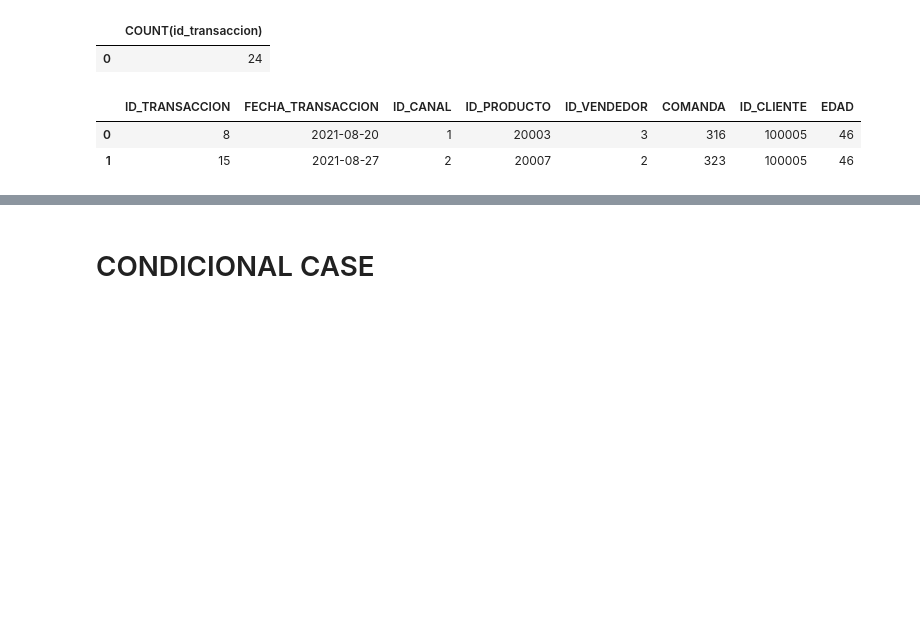
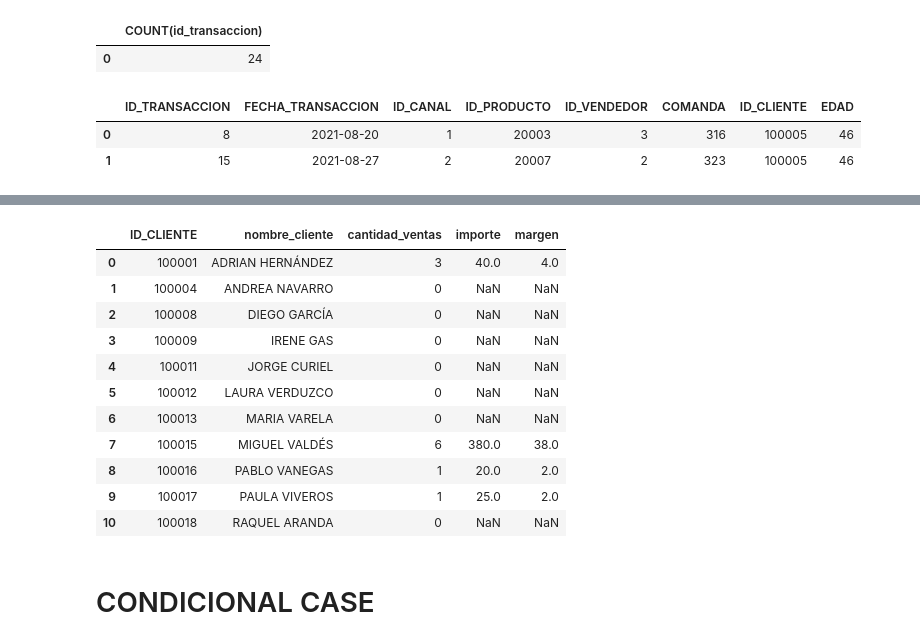
Before and after one commit to KARENCMP82/SQL, a Jupyter notebook: clase_10recursos_sql_joins__2.ipynb, the cells around one changed output, grey strips where cells are left out. Cells and saved outputs as stored; diff of their text form; code cells hidden in the pictures; blank space fills up the shorter version.

```diff
--- a/clase_10recursos_sql_joins__2.ipynb
+++ b/clase_10recursos_sql_joins__2.ipynb
@@ -758,39 +811,54 @@ pd.DataFrame(cursor.fetchall(), columns=cols)
 # %%
-# Podemos repetir la anterior consulta pero hacer un INNER JOIN con nuestra nueva vista de menores de 40 años
+# Repetimos la consulta pero con un INNER JOIN utilizando la vista 'clientes_menor40_view'
 query = '''
 
     SELECT
-      tc.id_cliente,
-      tc.nombre||' '||tc.apellido AS nombre_cliente,
-      count(tv.id_transaccion) AS cantidad_ventas,
-      sum(tp.importe) AS importe,
-      sum(tp.margen) AS margen
+      tc.id_cliente, -- Selecciona el ID del cliente de la tabla 'clientes'
+      tc.nombre||' '||tc.apellido AS nombre_cliente, -- Combina el nombre y apellido del cliente en un solo campo
+      count(tv.id_transaccion) AS cantidad_ventas, -- Cuenta la cantidad de transacciones realizadas por el cliente
+      sum(tp.importe) AS importe, -- Suma el importe total de los productos vendidos
+      sum(tp.margen) AS margen -- Suma el margen total de los productos vendidos
     FROM
-      clientes tc
+      clientes tc -- Tabla principal: clientes
     LEFT JOIN
       (SELECT
-        *
+        * -- Subconsulta: selecciona todas las columnas de 'ventas'
       FROM
         ventas
       WHERE
-        id_vendedor=2) tv ON tc.id_cliente=tv.id_cliente
+        id_vendedor=2) tv ON tc.id_cliente=tv.id_cliente -- Asocia ventas realizadas por el vendedor 2 con clientes
     LEFT JOIN
-      productos tp ON tv.id_producto=tp.id_producto
+      productos tp ON tv.id_producto=tp.id_producto -- Asocia productos vendidos en las transacciones
     INNER JOIN
-       clientes_menor40_view vista ON tc.id_cliente=vista.id_cliente
-
+       clientes_menor40_view vista ON tc.id_cliente=vista.id_cliente -- Filtra los clientes menores de 40 años usando la vista
     GROUP BY
-      tc.nombre||' '||tc.apellido
-
-
+      tc.nombre||' '||tc.apellido -- Agrupa los resultados por el nombre completo del cliente
 
 ;
  '''
 
+# Ejecuta la consulta en la base de datos
 cursor.execute(query)
 conexion.commit()
+
+# Obtiene los nombres de las columnas del resultado
 cols = [description[0] for description in cursor.description]
+
+# Crea un DataFrame con los resultados de la consulta
 pd.DataFrame(cursor.fetchall(), columns=cols)
+# %% [output]
+|  | ID_CLIENTE | nombre_cliente | cantidad_ventas | importe | margen |
+| 0 | 100001 | ADRIAN HERNÁNDEZ | 3 | 40.0 | 4.0 |
+| 1 | 100004 | ANDREA NAVARRO | 0 | NaN | NaN |
+| 2 | 100008 | DIEGO GARCÍA | 0 | NaN | NaN |
+| 3 | 100009 | IRENE GAS | 0 | NaN | NaN |
+| 4 | 100011 | JORGE CURIEL | 0 | NaN | NaN |
+| 5 | 100012 | LAURA VERDUZCO | 0 | NaN | NaN |
+| 6 | 100013 | MARIA VARELA | 0 | NaN | NaN |
+| 7 | 100015 | MIGUEL VALDÉS | 6 | 380.0 | 38.0 |
+| 8 | 100016 | PABLO VANEGAS | 1 | 20.0 | 2.0 |
+| 9 | 100017 | PAULA VIVEROS | 1 | 25.0 | 2.0 |
+| 10 | 100018 | RAQUEL ARANDA | 0 | NaN | NaN |
 # %% [markdown]
 # CONDICIONAL CASE
 # %% [markdown]
```
Also changed, not shown: parts of 7 cells of this notebook.
